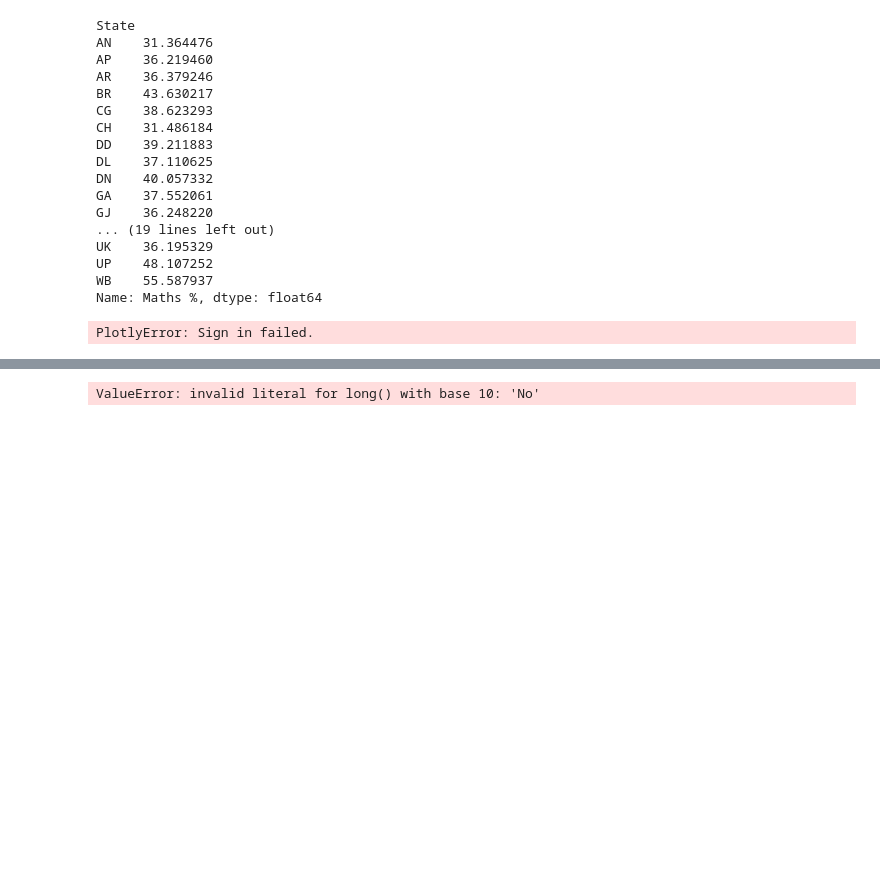
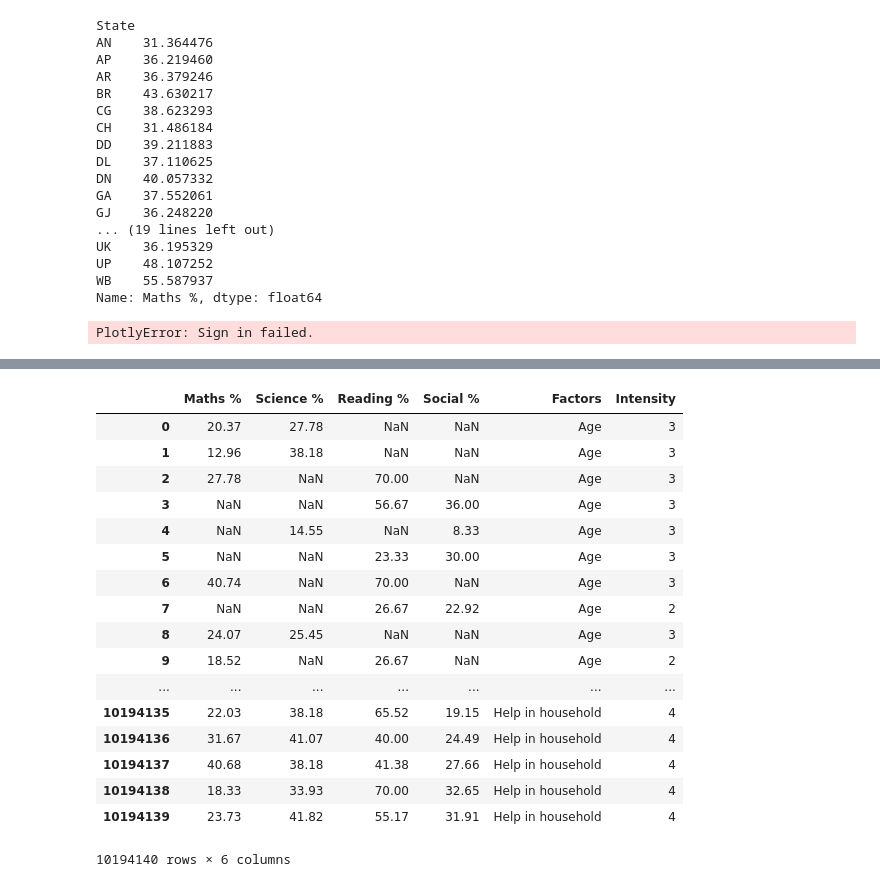
Before and after one commit to revannth/Gramener_interview, a Jupyter notebook: Untitled.ipynb, the cells around one changed output, grey strips where cells are left out. Cells and saved outputs as stored; diff of their text form; code cells hidden in the pictures; blank space fills up the shorter version.

```diff
--- a/Untitled.ipynb
+++ b/Untitled.ipynb
@@ -295,3 +343,24 @@ influence.drop(['STUID','District','State'],inplace=True,axis=1)
 # %%
-influence2 = pd.melt(influence,id_vars=['Maths %','Reading %','Science %','Social %'],var_name="Factor",value_name="Value")
+influence2 = pd.melt(influence,id_vars=['Maths %','Science %','Reading %','Social %'],var_name="Factors",value_name="Intensity")
+# %%
+influence2.replace('No',0)
+# %% [output]
+|  | Maths % | Science % | Reading % | Social % | Factors | Intensity |
+| 0 | 20.37 | 27.78 | NaN | NaN | Age | 3 |
+| 1 | 12.96 | 38.18 | NaN | NaN | Age | 3 |
+| 2 | 27.78 | NaN | 70.00 | NaN | Age | 3 |
+| 3 | NaN | NaN | 56.67 | 36.00 | Age | 3 |
+| 4 | NaN | 14.55 | NaN | 8.33 | Age | 3 |
+| 5 | NaN | NaN | 23.33 | 30.00 | Age | 3 |
+| 6 | 40.74 | NaN | 70.00 | NaN | Age | 3 |
+| 7 | NaN | NaN | 26.67 | 22.92 | Age | 2 |
+| 8 | 24.07 | 25.45 | NaN | NaN | Age | 3 |
+| 9 | 18.52 | NaN | 26.67 | NaN | Age | 2 |
+| ... | ... | ... | ... | ... | ... | ... |
+| 10194135 | 22.03 | 38.18 | 65.52 | 19.15 | Help in household | 4 |
+| 10194136 | 31.67 | 41.07 | 40.00 | 24.49 | Help in household | 4 |
+| 10194137 | 40.68 | 38.18 | 41.38 | 27.66 | Help in household | 4 |
+| 10194138 | 18.33 | 33.93 | 70.00 | 32.65 | Help in household | 4 |
+| 10194139 | 23.73 | 41.82 | 55.17 | 31.91 | Help in household | 4 |
+10194140 rows × 6 columns
 # %%
@@ -299,4 +367,0 @@ test = influence2.dropna(thresh=4)
-# %%
-test['Value'].astype('int')
-# %% [output]
-ValueError: invalid literal for long() with base 10: 'No'
```
Also changed, not shown: parts of 20 cells of this notebook, 17 other files.
